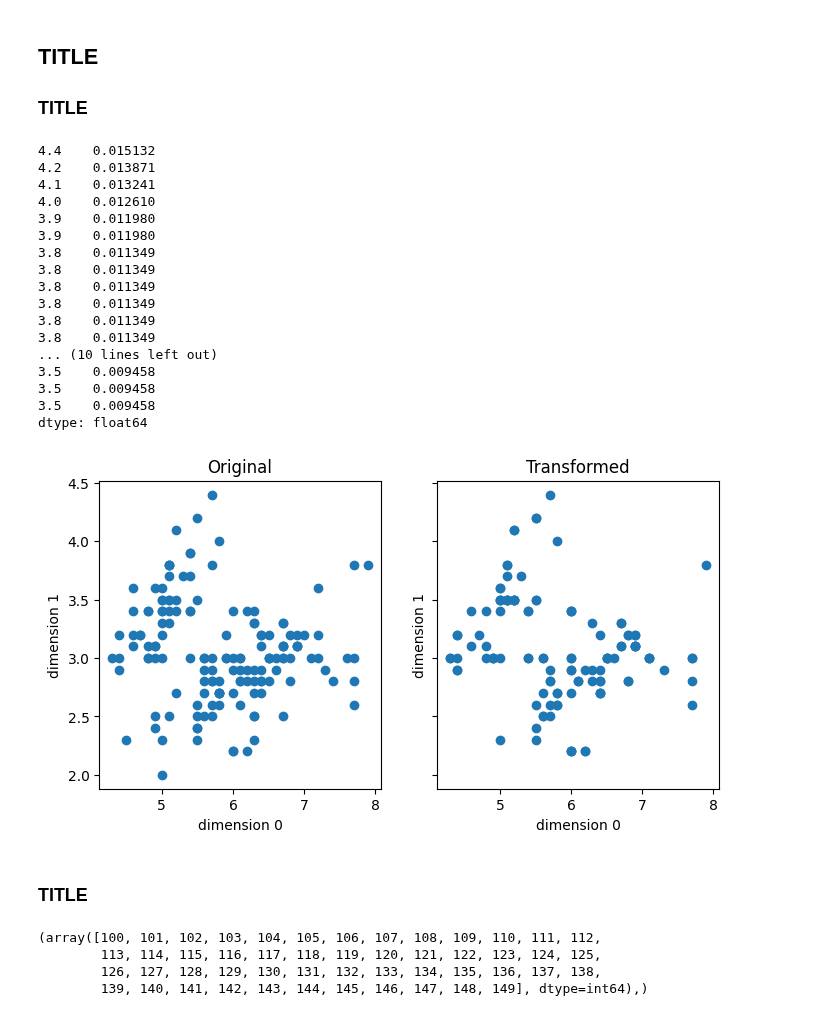
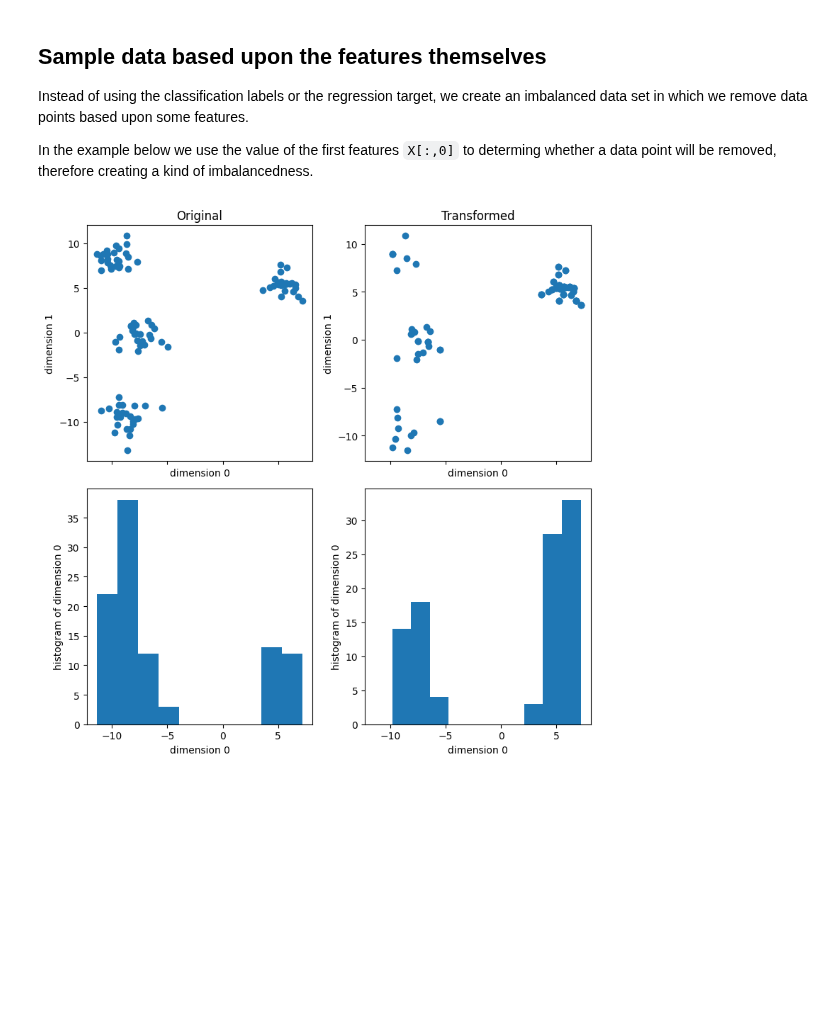
Before and after one commit to Fraunhofer-IESE/badgers, a Jupyter notebook: docs/tutorials/Imbalance-Tabular-Data.ipynb, the cells around one changed output. Saved outputs shown, nothing was run; the diff lists cells and outputs as text; code cells hidden in the pictures; blank space fills up the shorter version.

Commit message:
tutorial imbalance data

```diff
--- a/docs/tutorials/Imbalance-Tabular-Data.ipynb
+++ b/docs/tutorials/Imbalance-Tabular-Data.ipynb
@@ -20,0 +56,8 @@ y = data['target']
+# %%
+def sampling_proba_func(y):
+    return normalize_proba(
+        1. - (np.max(y)-y) / (np.max(y)-np.min(y))
+    )
+
+trf = RandomSamplingTargetsTransformer(sampling_proba_func=sampling_proba_func)
+Xt = trf.fit_transform(X.copy(),y)
@@ -21,48 +78,38 @@ y = data['target']
 # %% [markdown]
-## TITLE
+## Sample data based upon the features themselves
 
-### TITLE
+Instead of using the classification labels or the regression target, we create an imbalanced data set in which we remove data points based upon some features.
+
+In the example below we use the value of the first features `X[:,0]` to determing whether a data point will be removed, therefore creating a kind of imbalancedness.
+# %%
+# generate fake data
+X, _ = make_blobs(centers=4)
 # %%
 def sampling_proba_func(X):
-    feature = X[:,1]
+    feature = X[:,0]
     return normalize_proba(
-        1. - (np.max(feature)-feature) / (np.max(feature)-np.min(feature))
+        (feature - np.min(feature)) / (np.max(feature)-np.min(feature))
     )
 
-trf = RandomSamplingFeaturesTransformer(percentage_missing=10, sampling_proba_func=sampling_proba_func)
+trf = RandomSamplingFeaturesTransformer(sampling_proba_func=sampling_proba_func)
 Xt = trf.transform(X.copy())
-# %%
-pd.Series(data=sampling_proba_func(X),index=X[:,1]).nlargest(25)
-# %% [output]
-4.4    0.015132
-4.2    0.013871
-4.1    0.013241
-4.0    0.012610
-3.9    0.011980
-3.9    0.011980
-3.8    0.011349
-3.8    0.011349
-3.8    0.011349
-3.8    0.011349
-3.8    0.011349
-3.8    0.011349
-... (10 lines left out)
-3.5    0.009458
-3.5    0.009458
-3.5    0.009458
-dtype: float64
 # %%
-fig, axes = plt.subplots(1, 2, sharex=True, sharey=True, figsize=(8,4))
+fig, axes = plt.subplots(2, 2, sharex=True, sharey=False, figsize=(8,8))
 
-axes[0].scatter(X[:,0], X[:,1])
-axes[1].scatter(Xt[:,0], Xt[:,1])
-axes[0].set_title('Original')
-axes[1].set_title('Transformed')
-axes[0].set_xlabel('dimension 0', fontsize=10)
-axes[1].set_xlabel('dimension 0', fontsize=10)
-axes[0].set_ylabel('dimension 1', fontsize=10)
-axes[1].set_ylabel('dimension 1', fontsize=10);
+axes[0,0].scatter(X[:,0], X[:,1])
+axes[0,1].scatter(Xt[:,0], Xt[:,1])
+axes[1,0].hist(X[:,0], density=False)
+axes[1,1].hist(Xt[:,0], density=False)
+axes[0,0].set_title('Original')
+axes[0,1].set_title('Transformed')
+axes[0,0].set_xlabel('dimension 0', fontsize=10)
+axes[0,1].set_xlabel('dimension 0', fontsize=10)
+axes[0,0].set_ylabel('dimension 1', fontsize=10)
+axes[0,1].set_ylabel('dimension 1', fontsize=10)
+axes[1,0].set_xlabel('dimension 0', fontsize=10)
+axes[1,1].set_xlabel('dimension 0', fontsize=10)
+axes[1,0].set_ylabel('histogram of dimension 0', fontsize=10)
+axes[1,1].set_ylabel('histogram of dimension 0', fontsize=10)
+plt.tight_layout();
 # %% [output]
-[figure, old version]
+[figure, new version]
-# %% [markdown]
-### TITLE
@@ -72,7 +115,0 @@ Xt = trf.fit_transform(X.copy(),y)
-# %%
-np.where(y == label)
-# %% [output]
-(array([100, 101, 102, 103, 104, 105, 106, 107, 108, 109, 110, 111, 112,
-        113, 114, 115, 116, 117, 118, 119, 120, 121, 122, 123, 124, 125,
-        126, 127, 128, 129, 130, 131, 132, 133, 134, 135, 136, 137, 138,
-        139, 140, 141, 142, 143, 144, 145, 146, 147, 148, 149], dtype=int64),)
```
Also changed, not shown: parts of 12 cells of this notebook, 16 other files.
